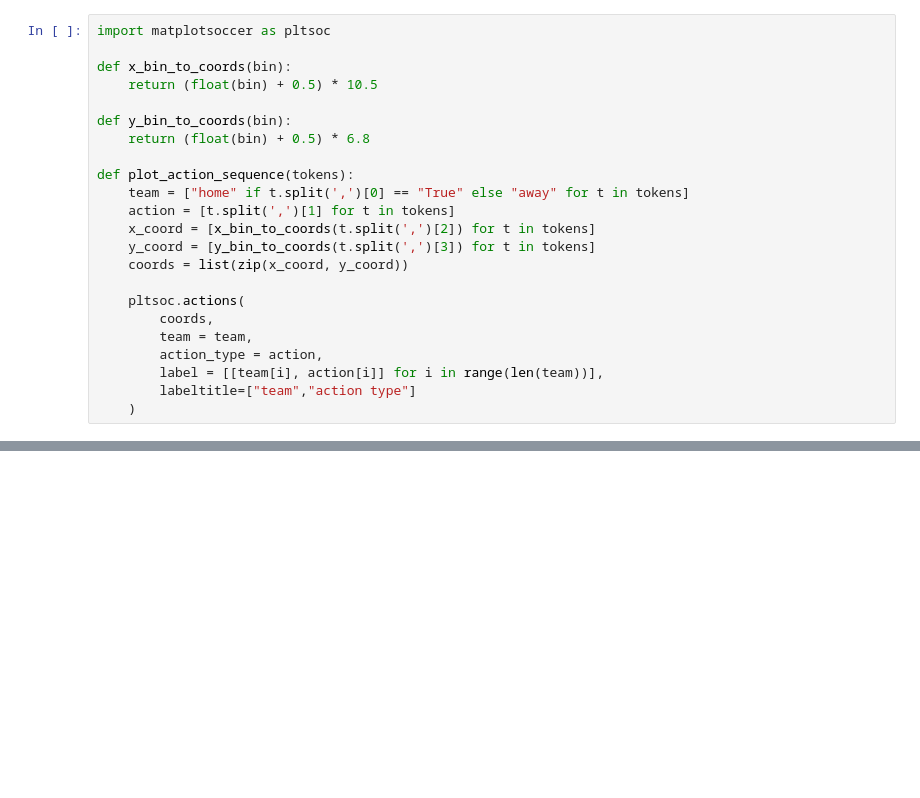
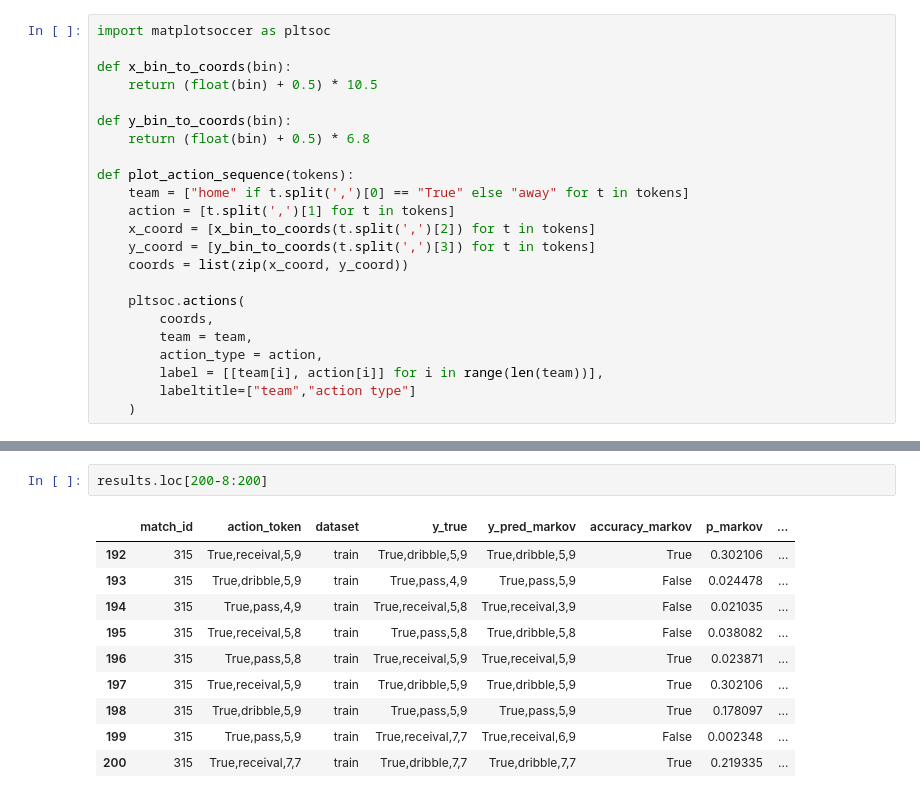
Before and after one commit to danielhocevar/Foundation-Model-for-Soccer, a Jupyter notebook: eval.ipynb, the cells around one changed output, grey strips where cells are left out. Saved outputs shown, nothing was run; the diff lists cells and outputs as text; blank space fills up the shorter version.

```diff
--- a/eval.ipynb
+++ b/eval.ipynb
@@ -223,0 +208,13 @@ plot_action_sequence([vocab[i] for i in sequence])
+# %%
+results.loc[200-8:200]
+# %% [output]
+|  | match_id | action_token | dataset | y_true | y_pred_markov | accuracy_markov | p_markov | ... |
+| 192 | 315 | True,receival,5,9 | train | True,dribble,5,9 | True,dribble,5,9 | True | 0.302106 | ... |
+| 193 | 315 | True,dribble,5,9 | train | True,pass,4,9 | True,pass,5,9 | False | 0.024478 | ... |
+| 194 | 315 | True,pass,4,9 | train | True,receival,5,8 | True,receival,3,9 | False | 0.021035 | ... |
+| 195 | 315 | True,receival,5,8 | train | True,pass,5,8 | True,dribble,5,8 | False | 0.038082 | ... |
+| 196 | 315 | True,pass,5,8 | train | True,receival,5,9 | True,receival,5,9 | True | 0.023871 | ... |
+| 197 | 315 | True,receival,5,9 | train | True,dribble,5,9 | True,dribble,5,9 | True | 0.302106 | ... |
+| 198 | 315 | True,dribble,5,9 | train | True,pass,5,9 | True,pass,5,9 | True | 0.178097 | ... |
+| 199 | 315 | True,pass,5,9 | train | True,receival,7,7 | True,receival,6,9 | False | 0.002348 | ... |
+| 200 | 315 | True,receival,7,7 | train | True,dribble,7,7 | True,dribble,7,7 | True | 0.219335 | ... |
```
Also changed, not shown: parts of 7 cells of this notebook.
